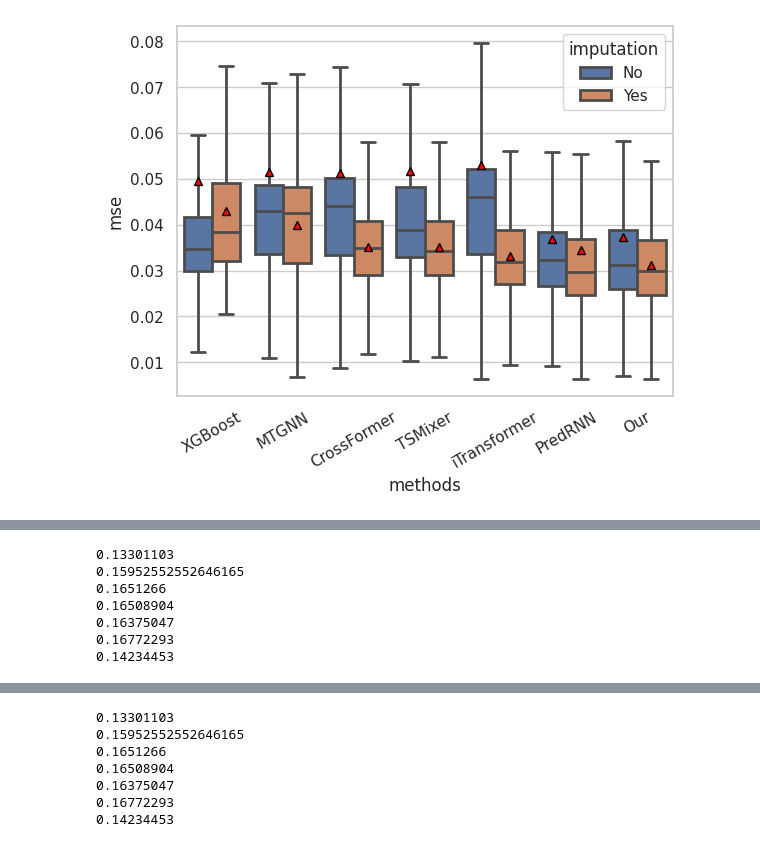
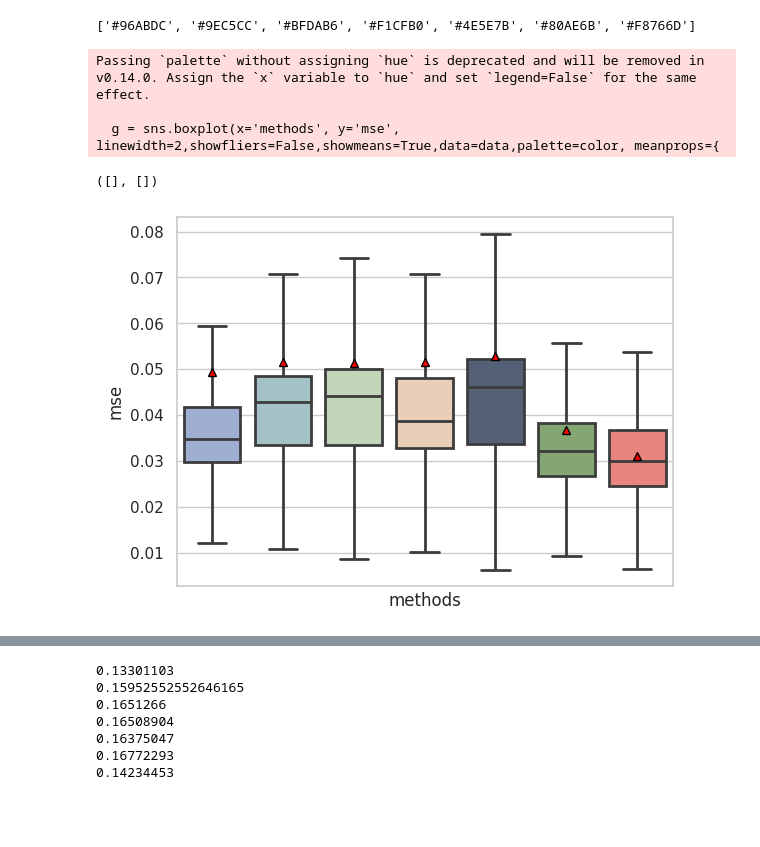
Before and after one commit to YangLabHKUST/STIMP, a Jupyter notebook: visualization/chesapeake/prediction.ipynb, the cells around one changed output, grey strips where cells are left out. Saved outputs shown, nothing was run; the diff lists cells and outputs as text; code cells hidden in the pictures; blank space fills up the shorter version.

Commit message:
visualization

```diff
--- a/visualization/chesapeake/prediction.ipynb
+++ b/visualization/chesapeake/prediction.ipynb
@@ -175,17 +160,38 @@ data = pd.DataFrame.from_dict(data)
 # %%
 import seaborn as sns
 import pandas as pd
 import numpy as np
 import matplotlib.pyplot as plt
-
+import pandas as pd
+import numpy as np
+category = []
+category.extend(['XGBoost' for i in range(1893)])
+category.extend(['MTGNN' for i in range(1893)])
+category.extend(['CrossFormer' for i in range(1893)])
+category.extend(['TSMixer' for i in range(1893)])
+category.extend(['iTransformer' for i in range(1893)])
+category.extend(['PredRNN' for i in range(1893)])
+category.extend(['Our' for i in range(1893)])
+data = {'mse': np.concatenate([mse_xg_wo.numpy(), mse_mtgnn_wo.numpy(), mse_crossformer_wo.numpy(), mse_tsmixer_wo.numpy(), mse_iTransformer_wo.numpy(), mse_predrnn_wo.numpy(),  mse_our.numpy()],0),
+        'methods':category}
+data = pd.DataFrame.from_dict(data)
 sns.set(style="whitegrid")
 plt.xticks(rotation=30)
-g = sns.boxplot(x='methods', y='mse', hue='imputation', linewidth=2,showfliers=False,showmeans=True,data=data,meanprops={
+# color= sns.color_palette()[:7][::-1]
+color = ["#F8766D", "#80AE6B", "#4E5E7B",  "#F1CFB0", "#BFDAB6", "#9EC5CC", "#96ABDC"][::-1]
+print(color)
+g = sns.boxplot(x='methods', y='mse', linewidth=2,showfliers=False,showmeans=True,data=data,palette=color, meanprops={
                        "markerfacecolor": "red",
                        "markeredgecolor": "black",
                        "markersize": "6"})
+plt.xticks([])
 # %% [output]
+['#96ABDC', '#9EC5CC', '#BFDAB6', '#F1CFB0', '#4E5E7B', '#80AE6B', '#F8766D']
+Passing `palette` without assigning `hue` is deprecated and will be removed in v0.14.0. Assign the `x` variable to `hue` and set `legend=False` for the same effect.
+
+  g = sns.boxplot(x='methods', y='mse', linewidth=2,showfliers=False,showmeans=True,data=data,palette=color, meanprops={
+([], [])
-[figure, old version]
+[figure, new version]
 # %%
 mae_our= ((np.abs(prediction_our.mean(1)- label)*label_masks)).sum([0,1])/(label_masks.sum([0,1])+1e-5)
 print(np.nanmean(mae_our))
@@ -251,19 +257,3 @@ mae_iTransformer_wo[mae_iTransformer_wo==0]=np.nan
 mae_iTransformer[mae_iTransformer==0]=np.nan
 mae_predrnn_wo[mae_predrnn_wo==0]=np.nan
 mae_predrnn[mae_predrnn==0]=np.nan
-# %%
-print(np.nanmean(mae_our))
-print(np.nanmean(mae_xg_wo))
-print(np.nanmean(mae_crossformer_wo))
-print(np.nanmean(mae_mtgnn_wo))
-print(np.nanmean(mae_tsmixer_wo))
-print(np.nanmean(mae_iTransformer_wo))
-print(np.nanmean(mae_predrnn_wo))
-# %% [output]
-0.13301103
-0.15952552552646165
-0.1651266
-0.16508904
-0.16375047
-0.16772293
-0.14234453
```
Also changed, not shown: parts of 7 cells of this notebook.
